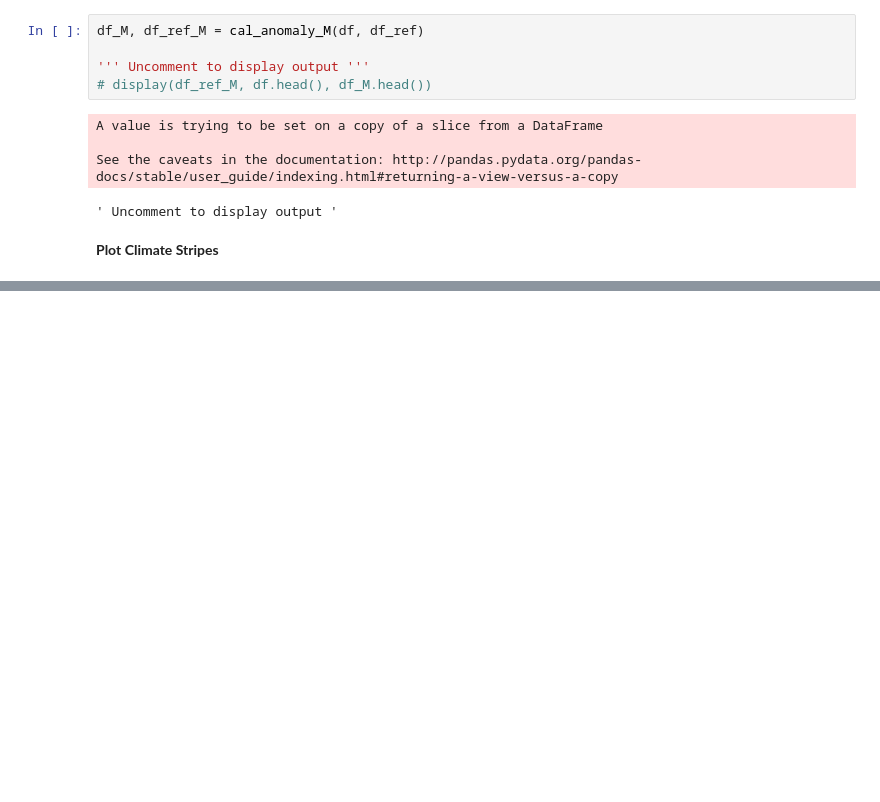
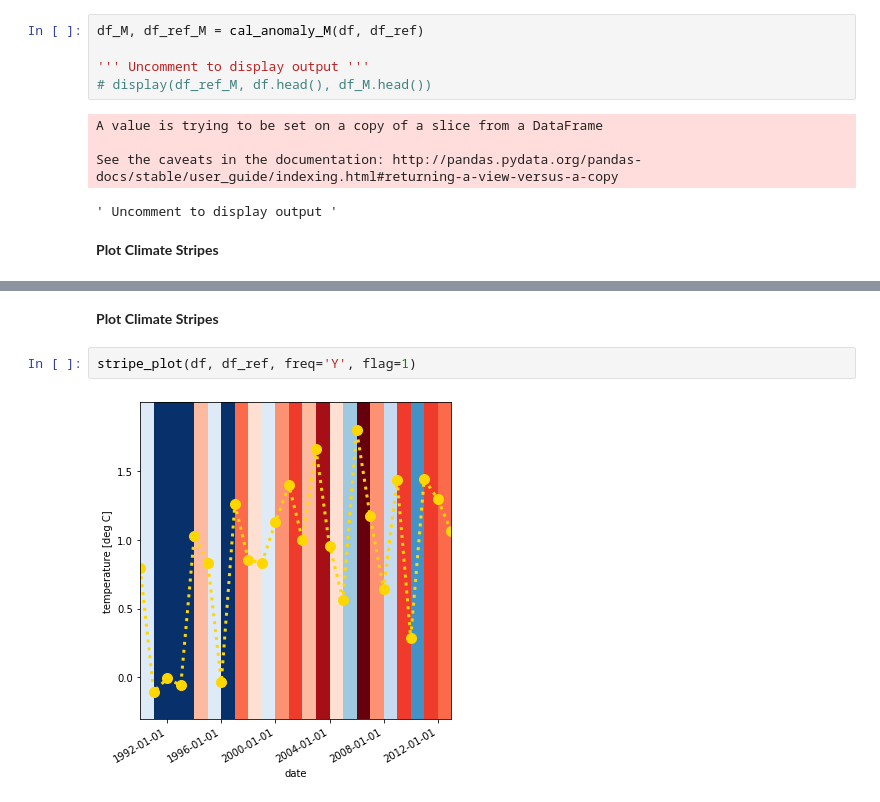
Before and after one commit to cathyxinchangli/ATMS-597-SP-2020, a Jupyter notebook: ATMS-597-SP-2020-Project-2/examples.ipynb, the cells around one changed output, grey strips where cells are left out. Saved outputs shown, nothing was run; the diff lists cells and outputs as text; blank space fills up the shorter version.

```diff
--- a/ATMS-597-SP-2020-Project-2/examples.ipynb
+++ b/ATMS-597-SP-2020-Project-2/examples.ipynb
@@ -371,0 +383,6 @@ See the caveats in the documentation: http://pandas.pydata.org/pandas-docs/stabl
+# %% [markdown]
+<b> Plot Climate Stripes
+# %%
+stripe_plot(df, df_ref, freq='Y', flag=1)
+# %% [output]
+[figure, added]
```
Also changed, not shown: parts of 8 cells of this notebook.
